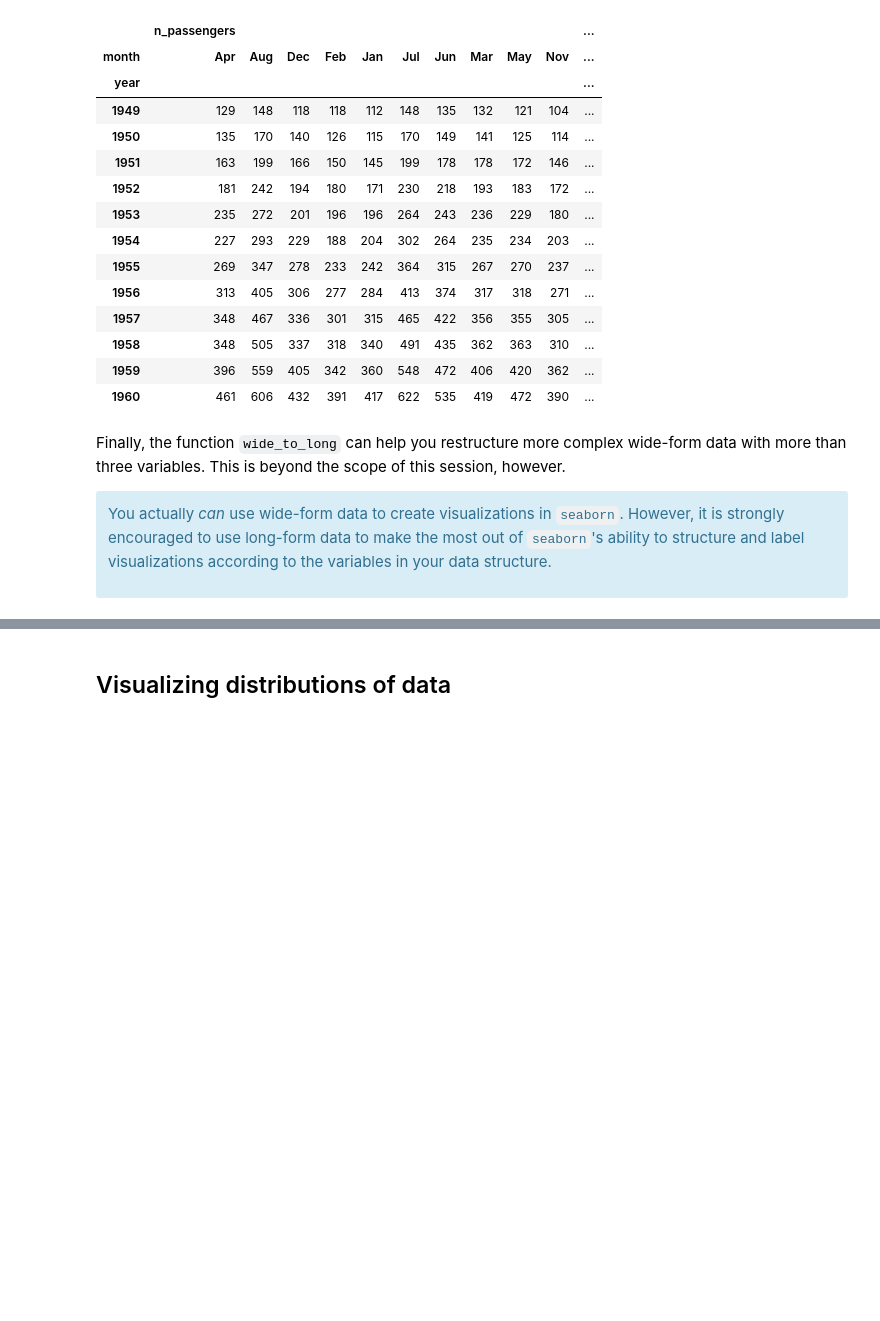
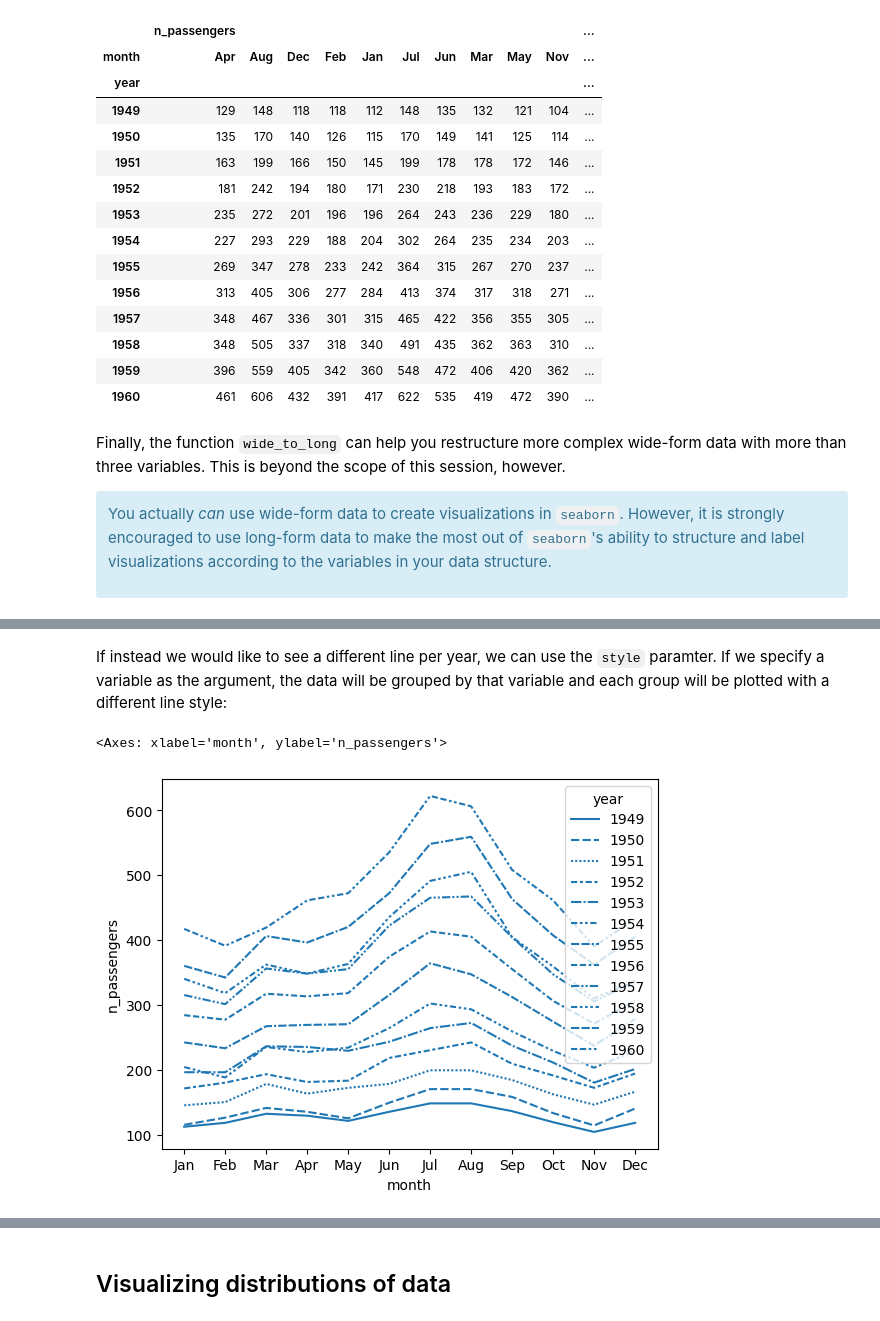
Before and after one commit to Dartmouth-Libraries/data-viz-seaborn, a Jupyter notebook: notebooks/01-basics.ipynb, the cells around one changed output, grey strips where cells are left out. Drawn from its saved outputs; the diff is of its cells as text; code cells hidden in the pictures; blank space fills up the shorter version.

```diff
--- a/notebooks/01-basics.ipynb
+++ b/notebooks/01-basics.ipynb
@@ -161,0 +182,7 @@ In the next couple of sections, we will see how to use both kinds of functions.
+# %% [markdown]
+If instead we would like to see a different line per year, we can use the `style` paramter. If we specify a variable as the argument, the data will be grouped by that variable and each group will be plotted with a different line style:
+# %%
+sns.lineplot(flights_long, x="month", y="n_passengers", style="year")
+# %% [output]
+<Axes: xlabel='month', ylabel='n_passengers'>
+[figure, added]
```
Also changed, not shown: parts of 15 cells of this notebook.
